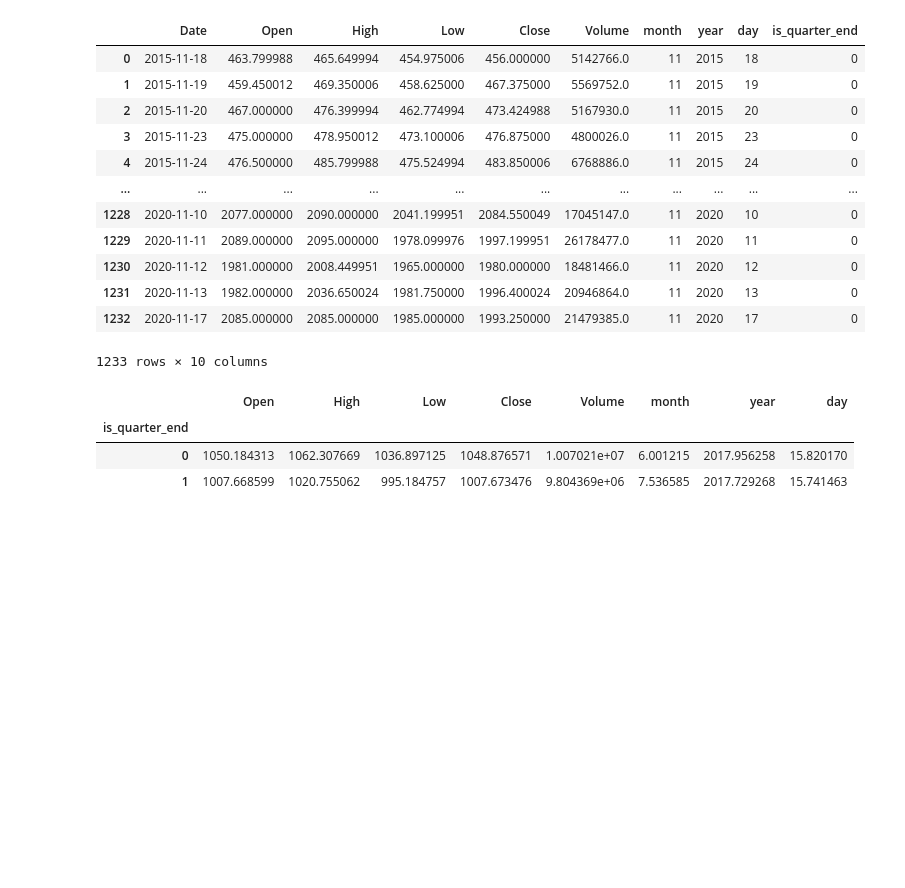
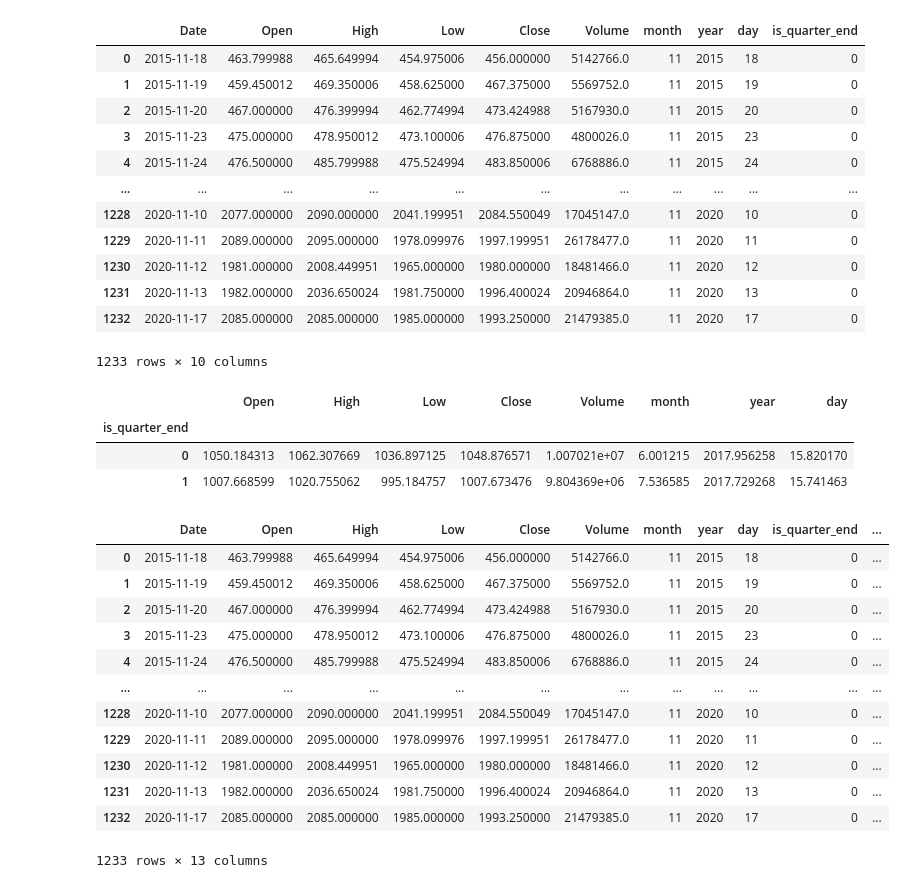
Before and after one commit to Maneesh6301/Stock-Price, a Jupyter notebook: notebook.ipynb, the cells around one changed output. Drawn from its saved outputs; the diff is of its cells as text; code cells hidden in the pictures; blank space fills up the shorter version.

```diff
--- a/notebook.ipynb
+++ b/notebook.ipynb
@@ -221,0 +226,16 @@ df.drop("Date",axis=1).groupby("is_quarter_end").mean()
+# %%
+df
+# %% [output]
+|  | Date | Open | High | Low | Close | Volume | month | year | day | is_quarter_end | ... |
+| 0 | 2015-11-18 | 463.799988 | 465.649994 | 454.975006 | 456.000000 | 5142766.0 | 11 | 2015 | 18 | 0 | ... |
+| 1 | 2015-11-19 | 459.450012 | 469.350006 | 458.625000 | 467.375000 | 5569752.0 | 11 | 2015 | 19 | 0 | ... |
+| 2 | 2015-11-20 | 467.000000 | 476.399994 | 462.774994 | 473.424988 | 5167930.0 | 11 | 2015 | 20 | 0 | ... |
+| 3 | 2015-11-23 | 475.000000 | 478.950012 | 473.100006 | 476.875000 | 4800026.0 | 11 | 2015 | 23 | 0 | ... |
+| 4 | 2015-11-24 | 476.500000 | 485.799988 | 475.524994 | 483.850006 | 6768886.0 | 11 | 2015 | 24 | 0 | ... |
+| ... | ... | ... | ... | ... | ... | ... | ... | ... | ... | ... | ... |
+| 1228 | 2020-11-10 | 2077.000000 | 2090.000000 | 2041.199951 | 2084.550049 | 17045147.0 | 11 | 2020 | 10 | 0 | ... |
+| 1229 | 2020-11-11 | 2089.000000 | 2095.000000 | 1978.099976 | 1997.199951 | 26178477.0 | 11 | 2020 | 11 | 0 | ... |
+| 1230 | 2020-11-12 | 1981.000000 | 2008.449951 | 1965.000000 | 1980.000000 | 18481466.0 | 11 | 2020 | 12 | 0 | ... |
+| 1231 | 2020-11-13 | 1982.000000 | 2036.650024 | 1981.750000 | 1996.400024 | 20946864.0 | 11 | 2020 | 13 | 0 | ... |
+| 1232 | 2020-11-17 | 2085.000000 | 2085.000000 | 1985.000000 | 1993.250000 | 21479385.0 | 11 | 2020 | 17 | 0 | ... |
+1233 rows × 13 columns
```
Also changed, not shown: parts of 11 cells of this notebook, 2 other files.
